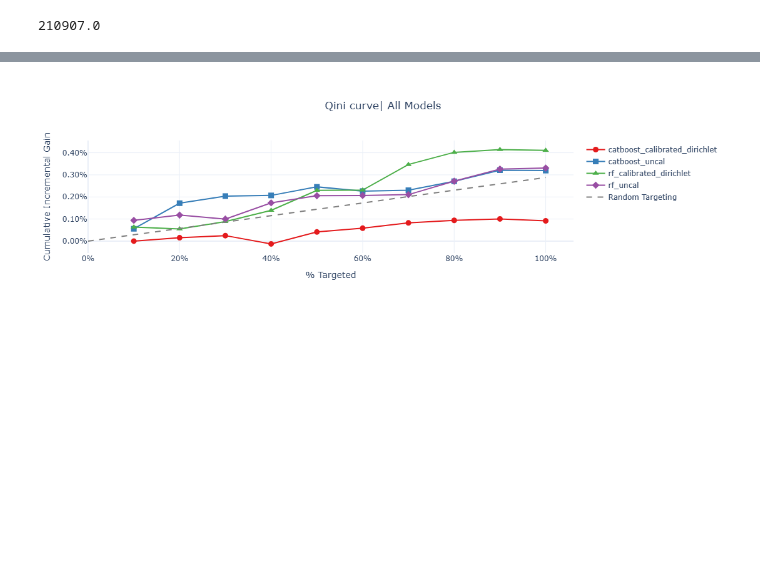
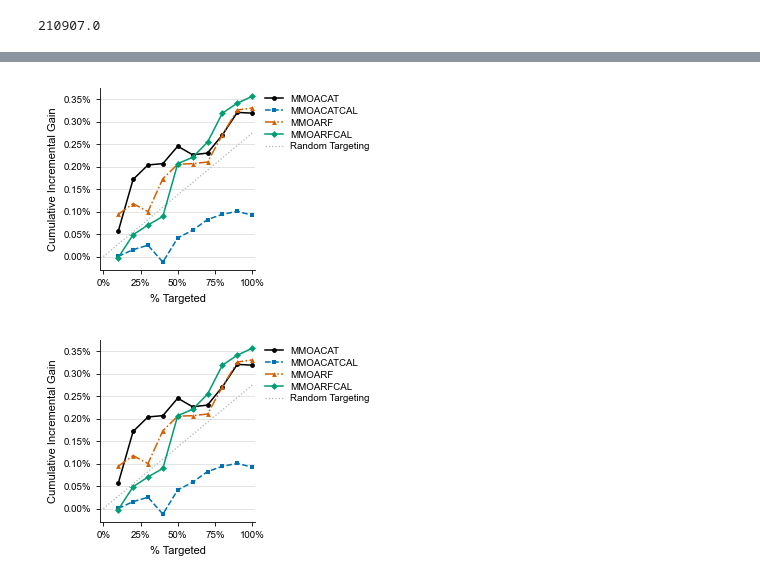
Before and after one commit to tomsterk/Thesis-Data-Science-Uplift, a Jupyter notebook: MMOA uplift phase 1.ipynb, the cells around one changed output, grey strips where cells are left out. Cells and saved outputs as stored; diff of their text form; code cells hidden in the pictures; blank space fills up the shorter version.

```diff
--- a/MMOA uplift phase 1.ipynb
+++ b/MMOA uplift phase 1.ipynb
@@ -146,6 +114,8 @@ df_preds_uplift.head()
 | 2 | 0.66 | 0.06 | 0.05 | 0.05 | 0.06 | ... |
 | 3 | 0.62 | 0.09 | 0.04 | 0.06 | 0.00 | ... |
 | 4 | 0.46 | 0.05 | 0.08 | 0.03 | 0.08 | ... |
+# %%
+df_preds_uplift = df_preds_uplift[df_preds_uplift["y_true"].notna()].copy()
 # %%
 ########################################
 # Transformations for easy processing
@@ -249,7 +203,7 @@ Name: count, dtype: int64
 # %%
 qini_bins_by_model = (
     df_preds_uplift
-    .groupby("model")
+    .groupby(["model"])
     .apply(lambda g: uplift_by_decile_bin(
         g,
         treatment_col="treatmentgroup",
@@ -280,0 +224,21 @@ for model, g in qini_bins_by_model.groupby("model"):
+# %%
+MODEL_NAME_MAP = {
+    "catboost_calibrated_dirichlet": "MMOACATCAL",
+    "catboost_uncal": "MMOACAT",
+    "rf_calibrated_dirichlet": "MMOARFCAL",
+    "rf_uncal": "MMOARF",
+}
+
+def add_paper_model_names(df):
+    """Map internal model identifiers to thesis/paper naming."""
+    df = df.copy()
+    df["model_paper"] = df["model"].map(MODEL_NAME_MAP)
+    return df
+
+qini_bins_by_model = add_paper_model_names(qini_bins_by_model)
+
+# Generate qini curve per model configuration
+for model, g in qini_bins_by_model.groupby("model_paper"):
+    fig = plot_incremental_response_rate(g)
+    fig.suptitle(f"Qini curve | {model}", fontsize=8, fontweight="bold")
+    display(fig)
@@ -281,6 +254,11 @@ for model, g in qini_bins_by_model.groupby("model"):
 # %%
-# Combined QIni plot for all models
+# Combined Qini plot for all models
+out_dir = Path("Output/ieee_figures")
+out_dir.mkdir(parents=True, exist_ok=True)
+
 fig = plot_combined_incremental_response_rate(qini_bins_by_model)
-fig.show()
+fig.savefig(out_dir / "sterk_qini_combined_models.png", dpi=600, bbox_inches="tight")
+fig
 # %% [output]
-[figure, old version]
+[figure, new version]
+[figure, added]
```
Also changed, not shown: parts of 10 cells of this notebook, 23 other files.
